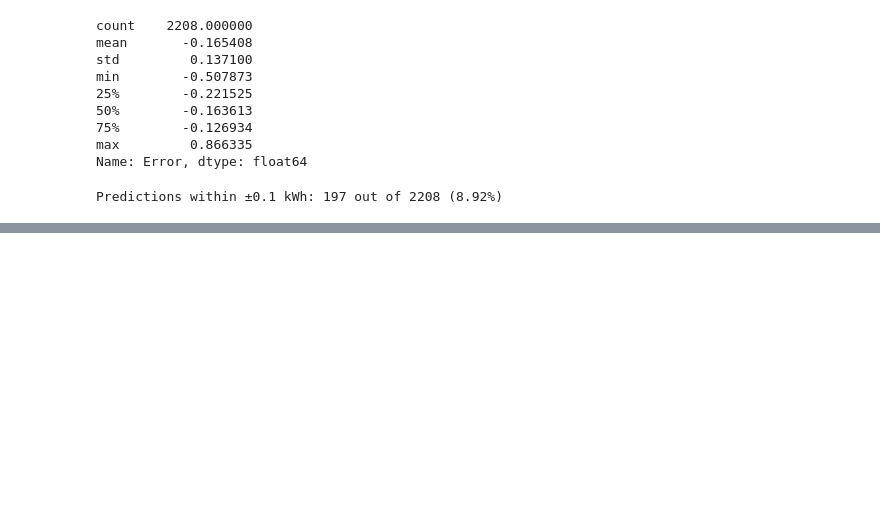
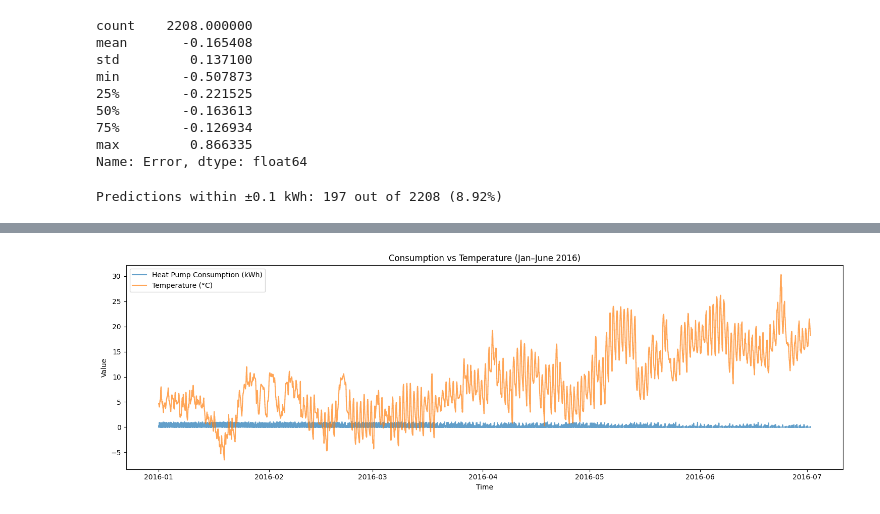
Before and after one commit to roushansr/Energy_Management, a Jupyter notebook: Code_Medium.ipynb, the cells around one changed output, grey strips where cells are left out. Cells and saved outputs as stored; diff of their text form; code cells hidden in the pictures; blank space fills up the shorter version.

```diff
--- a/Code_Medium.ipynb
+++ b/Code_Medium.ipynb
@@ -824,0 +1057,13 @@ Predictions within ±0.1 kWh: 197 out of 2208 (8.92%)
+# %%
+#  consumption vs temperature
+plt.figure(figsize=(15, 5))
+plt.plot(df_merged.index, df_merged['r1_hp'], label='Heat Pump Consumption (kWh)', alpha=0.7)
+plt.plot(df_merged.index, df_merged['temperature_2m'], label='Temperature (°C)', alpha=0.7)
+plt.title("Consumption vs Temperature (Jan–June 2016)")
+plt.xlabel("Time")
+plt.ylabel("Value")
+plt.legend()
+plt.tight_layout()
+plt.show()
+# %% [output]
+[figure, added]
```
Also changed, not shown: parts of 34 cells of this notebook.
